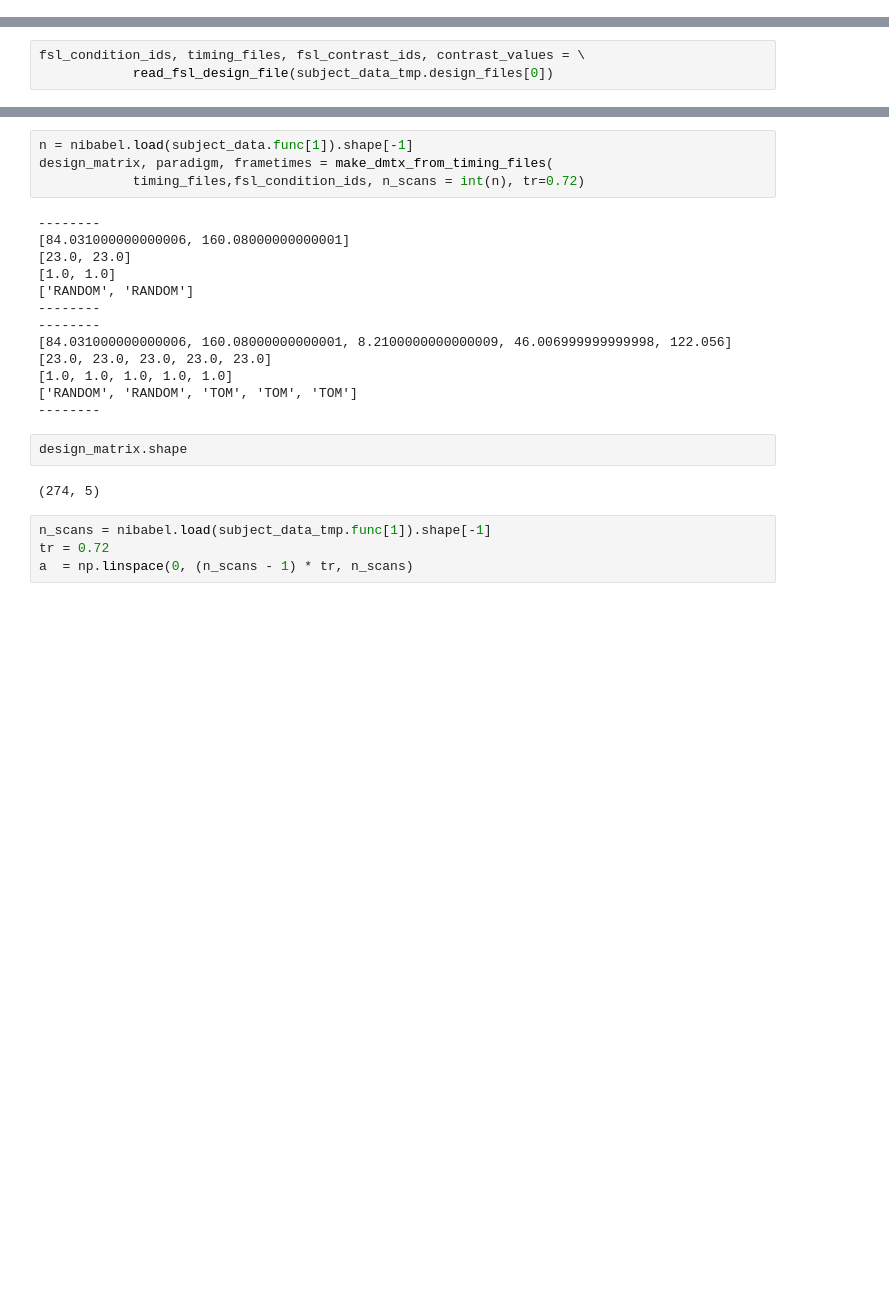
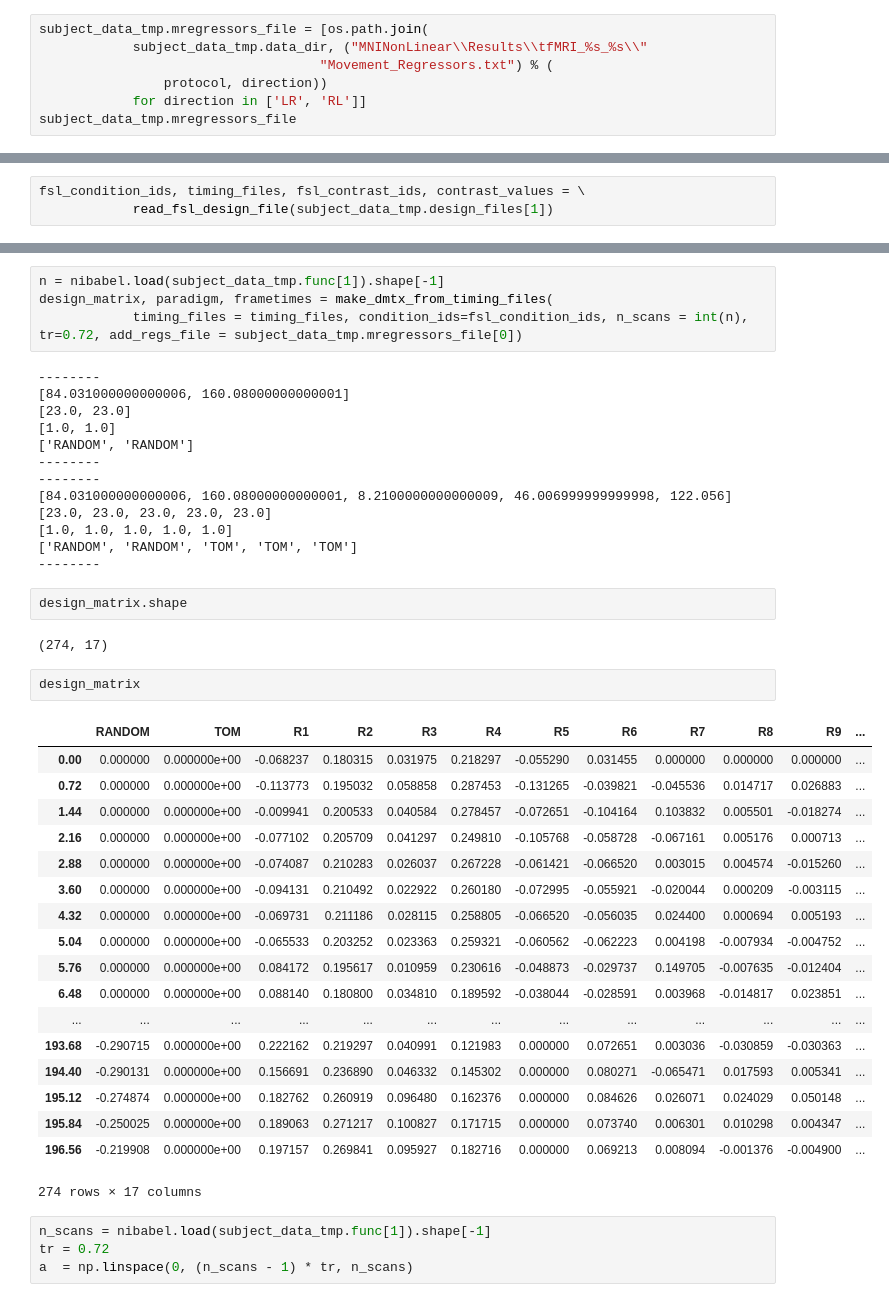
Before and after one commit to notakamilice/graduate_thesis, a Jupyter notebook: pipeline1.ipynb, the cells around one changed output, grey strips where cells are left out. Drawn from its saved outputs; the diff is of its cells as text; blank space fills up the shorter version.

```diff
--- a/pipeline1.ipynb
+++ b/pipeline1.ipynb
@@ -720,3 +735,10 @@ subject_data_tmp.design_files = [os.path.join(
                                     "tfMRI_%s_%s_hp200_s4_level1.fsf") % (
                 protocol, direction, protocol, direction))
             for direction in ['LR', 'RL']]
+# %%
+subject_data_tmp.mregressors_file = [os.path.join(
+            subject_data_tmp.data_dir, ("MNINonLinear\\Results\\tfMRI_%s_%s\\"
+                                    "Movement_Regressors.txt") % (
+                protocol, direction))
+            for direction in ['LR', 'RL']]
+subject_data_tmp.mregressors_file
@@ -723,6 +748,6 @@ subject_data_tmp.design_files = [os.path.join(
 # %%
 fsl_condition_ids, timing_files, fsl_contrast_ids, contrast_values = \
-            read_fsl_design_file(subject_data_tmp.design_files[0])
+            read_fsl_design_file(subject_data_tmp.design_files[1])
 # %%
 contrast_values
 # %% [output]
@@ -778,7 +813,7 @@ paradigm
 # %%
-n = nibabel.load(subject_data.func[1]).shape[-1]
+n = nibabel.load(subject_data_tmp.func[1]).shape[-1]
 design_matrix, paradigm, frametimes = make_dmtx_from_timing_files(
-            timing_files,fsl_condition_ids, n_scans = int(n), tr=0.72)
+            timing_files = timing_files, condition_ids=fsl_condition_ids, n_scans = int(n), tr=0.72, add_regs_file = subject_data_tmp.mregressors_file[0])
 # %% [output]
 --------
 [84.031000000000006, 160.08000000000001]
@@ -795,7 +830,28 @@ design_matrix, paradigm, frametimes = make_dmtx_from_timing_files(
 # %%
 design_matrix.shape
 # %% [output]
-(274, 5)
+(274, 17)
+# %%
+design_matrix
+# %% [output]
+|  | RANDOM | TOM | R1 | R2 | R3 | R4 | R5 | R6 | R7 | R8 | R9 | ... |
+| 0.00 | 0.000000 | 0.000000e+00 | -0.068237 | 0.180315 | 0.031975 | 0.218297 | -0.055290 | 0.031455 | 0.000000 | 0.000000 | 0.000000 | ... |
+| 0.72 | 0.000000 | 0.000000e+00 | -0.113773 | 0.195032 | 0.058858 | 0.287453 | -0.131265 | -0.039821 | -0.045536 | 0.014717 | 0.026883 | ... |
+| 1.44 | 0.000000 | 0.000000e+00 | -0.009941 | 0.200533 | 0.040584 | 0.278457 | -0.072651 | -0.104164 | 0.103832 | 0.005501 | -0.018274 | ... |
+| 2.16 | 0.000000 | 0.000000e+00 | -0.077102 | 0.205709 | 0.041297 | 0.249810 | -0.105768 | -0.058728 | -0.067161 | 0.005176 | 0.000713 | ... |
+| 2.88 | 0.000000 | 0.000000e+00 | -0.074087 | 0.210283 | 0.026037 | 0.267228 | -0.061421 | -0.066520 | 0.003015 | 0.004574 | -0.015260 | ... |
+| 3.60 | 0.000000 | 0.000000e+00 | -0.094131 | 0.210492 | 0.022922 | 0.260180 | -0.072995 | -0.055921 | -0.020044 | 0.000209 | -0.003115 | ... |
+| 4.32 | 0.000000 | 0.000000e+00 | -0.069731 | 0.211186 | 0.028115 | 0.258805 | -0.066520 | -0.056035 | 0.024400 | 0.000694 | 0.005193 | ... |
+| 5.04 | 0.000000 | 0.000000e+00 | -0.065533 | 0.203252 | 0.023363 | 0.259321 | -0.060562 | -0.062223 | 0.004198 | -0.007934 | -0.004752 | ... |
+| 5.76 | 0.000000 | 0.000000e+00 | 0.084172 | 0.195617 | 0.010959 | 0.230616 | -0.048873 | -0.029737 | 0.149705 | -0.007635 | -0.012404 | ... |
+| 6.48 | 0.000000 | 0.000000e+00 | 0.088140 | 0.180800 | 0.034810 | 0.189592 | -0.038044 | -0.028591 | 0.003968 | -0.014817 | 0.023851 | ... |
+| ... | ... | ... | ... | ... | ... | ... | ... | ... | ... | ... | ... | ... |
+| 193.68 | -0.290715 | 0.000000e+00 | 0.222162 | 0.219297 | 0.040991 | 0.121983 | 0.000000 | 0.072651 | 0.003036 | -0.030859 | -0.030363 | ... |
+| 194.40 | -0.290131 | 0.000000e+00 | 0.156691 | 0.236890 | 0.046332 | 0.145302 | 0.000000 | 0.080271 | -0.065471 | 0.017593 | 0.005341 | ... |
+| 195.12 | -0.274874 | 0.000000e+00 | 0.182762 | 0.260919 | 0.096480 | 0.162376 | 0.000000 | 0.084626 | 0.026071 | 0.024029 | 0.050148 | ... |
+| 195.84 | -0.250025 | 0.000000e+00 | 0.189063 | 0.271217 | 0.100827 | 0.171715 | 0.000000 | 0.073740 | 0.006301 | 0.010298 | 0.004347 | ... |
+| 196.56 | -0.219908 | 0.000000e+00 | 0.197157 | 0.269841 | 0.095927 | 0.182716 | 0.000000 | 0.069213 | 0.008094 | -0.001376 | -0.004900 | ... |
+274 rows × 17 columns
 # %%
 n_scans = nibabel.load(subject_data_tmp.func[1]).shape[-1]
 tr = 0.72
```
Also changed, not shown: parts of 23 cells of this notebook, 11 other files.
